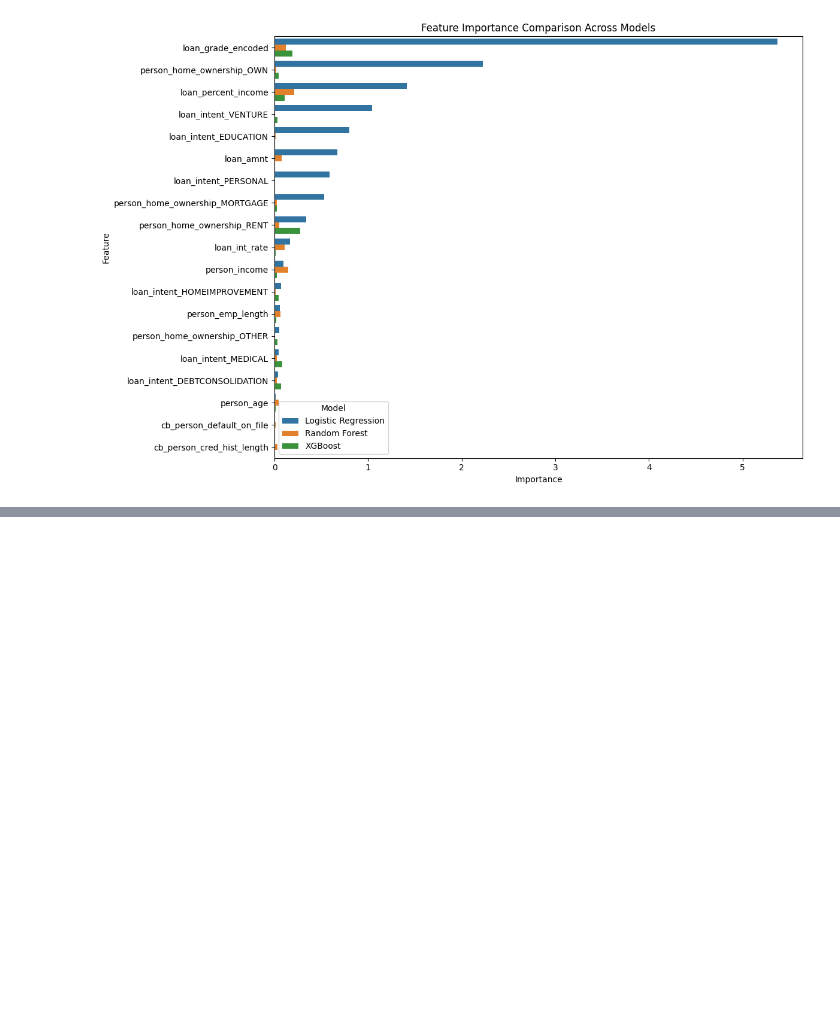
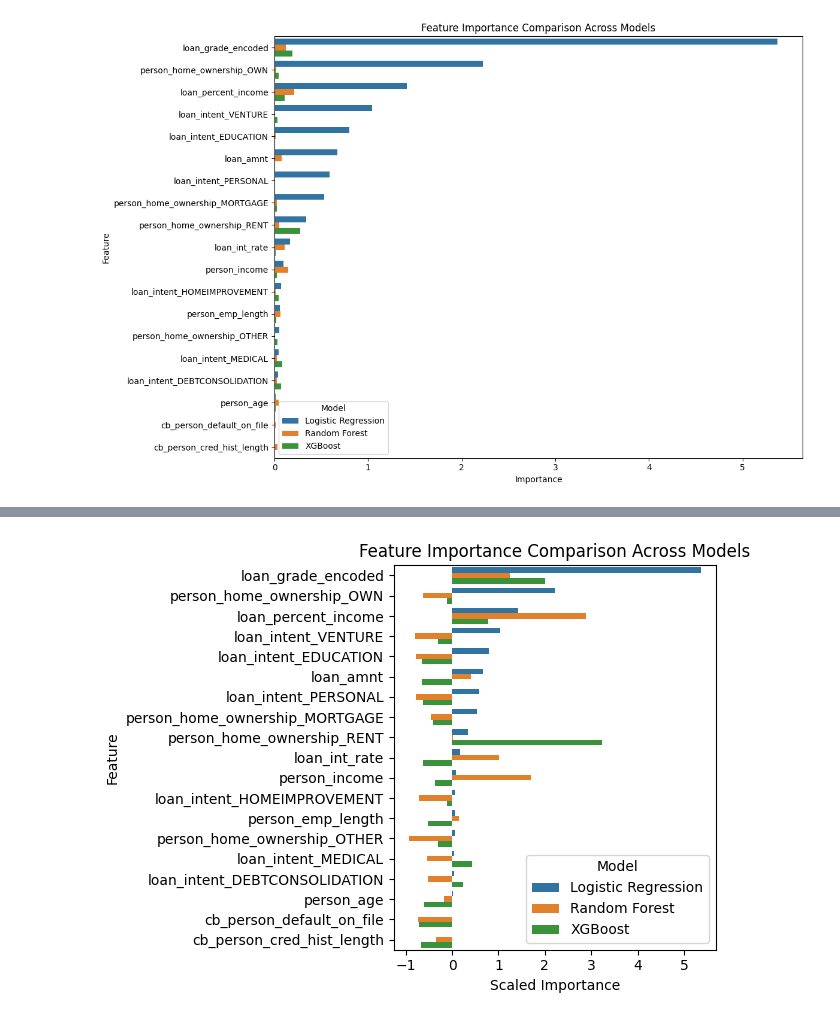
Before and after one commit to BrendanMcEwen1/Credit_Risk, a Jupyter notebook: Credit_Risk.ipynb, the cells around one changed output, grey strips where cells are left out. Drawn from its saved outputs; the diff is of its cells as text; code cells hidden in the pictures; blank space fills up the shorter version.

```diff
--- a/Credit_Risk.ipynb
+++ b/Credit_Risk.ipynb
@@ -796,0 +791,17 @@ plt.show()
+# %%
+# scale each model's importance values independently, then melt to long format
+scaler = StandardScaler()
+nums = importance_df.columns[1:]
+importance_scaled = importance_df.copy()
+importance_scaled[nums] = scaler.fit_transform(importance_df[nums])
+imp_scaled_melt = importance_scaled.reset_index().melt(id_vars='Feature', var_name='Model', value_name='Importance')
+
+# Create same barplot as before but with new scaled dataframe
+sns.barplot(x='Importance', y='Feature', hue='Model', data=imp_scaled_melt, dodge=True)
+plt.title('Feature Importance Comparison Across Models')
+plt.xlabel('Scaled Importance')
+plt.ylabel('Feature')
+plt.tight_layout()
+plt.show()
+# %% [output]
+[figure, added]
```
Also changed, not shown: parts of 21 cells of this notebook.
